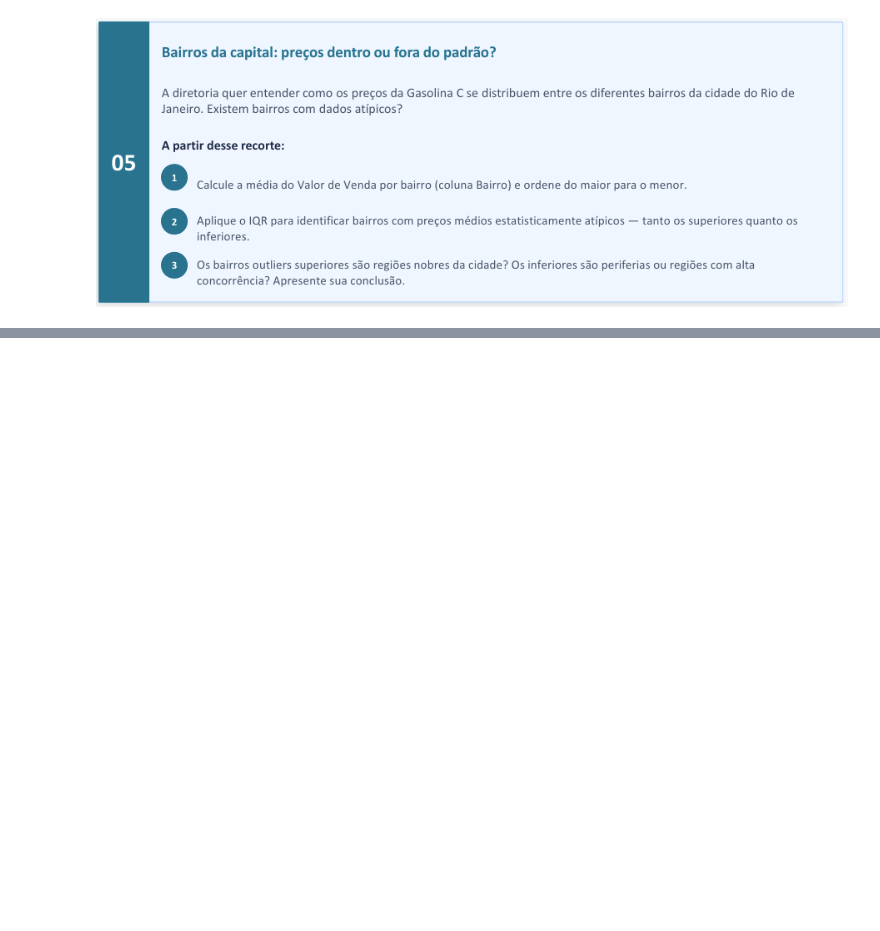
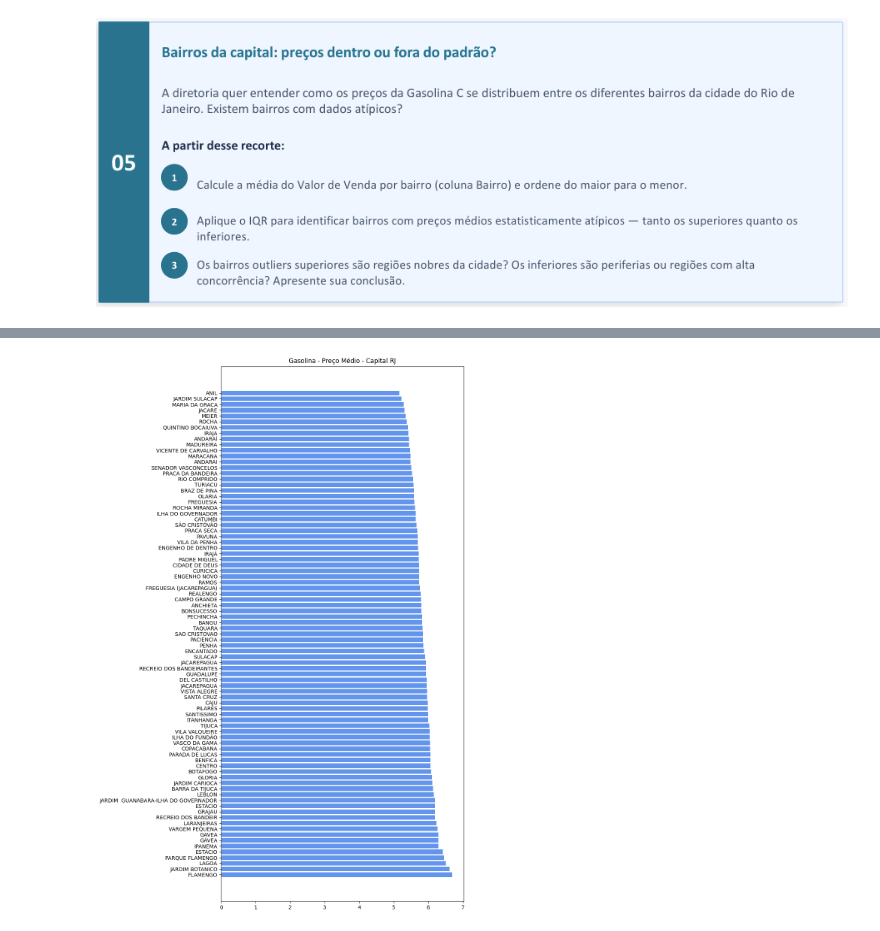
Before and after one commit to reboucasicaro-del/SENAC_DADOS_CASSIO, a Jupyter notebook: arq_04_mini_projeto.ipynb, the cells around one changed output, grey strips where cells are left out. Drawn from its saved outputs; the diff is of its cells as text; code cells hidden in the pictures; blank space fills up the shorter version.

```diff
--- a/arq_04_mini_projeto.ipynb
+++ b/arq_04_mini_projeto.ipynb
@@ -143,3 +146,9 @@ plt.show()
 [figure]
 # %% [markdown]
 ![image.png](attachment:image.png)
+# %%
+df_capital_rj = df_produto.loc[df_produto['Municipio'] == 'RIO DE JANEIRO']
+
+df_capital_rj.sort_values(by='Valor de Venda', ascending=False, inplace=True)
+
+df_capital_rj
@@ -145,0 +169,8 @@ plt.show()
+# %%
+df_media_capital_rj = df_capital_rj.groupby('Bairro')['Valor de Venda'].mean().reset_index()
+
+df_media_capital_rj.sort_values(by='Valor de Venda', ascending=False, inplace=True)
+
+display(df_media_capital_rj.tail(5))
+display(df_media_capital_rj.head(5))
+df_media_capital_rj
@@ -145,0 +228,8 @@ plt.show()
+# %%
+plt.figure(figsize=(10, 15))
+plt.barh(df_media_capital_rj['Bairro'], df_media_capital_rj['Valor de Venda'], color='#6495ED') #cor hexadecimal buscar códigos na internet
+plt.title('Gasolina - Preço Médio - Capital RJ')
+plt.tight_layout()
+plt.show()
+# %% [output]
+[figure, added]
```
Also changed, not shown: parts of 8 cells of this notebook.
